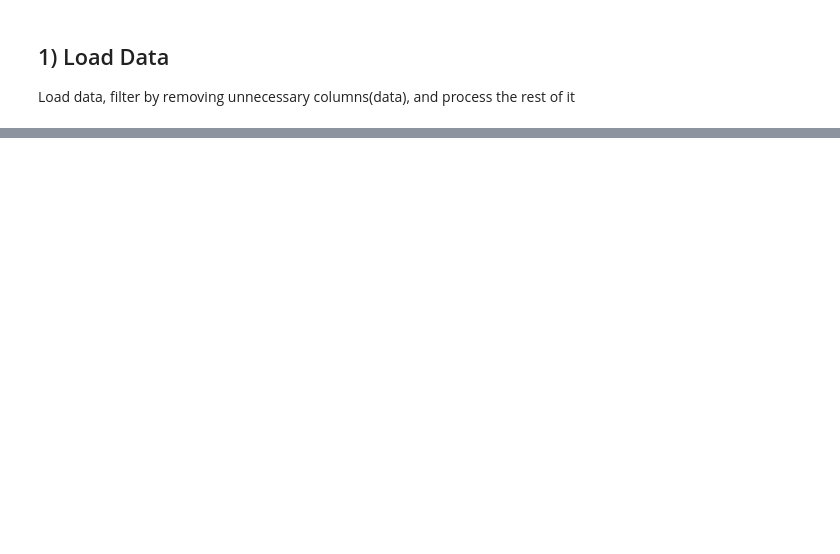
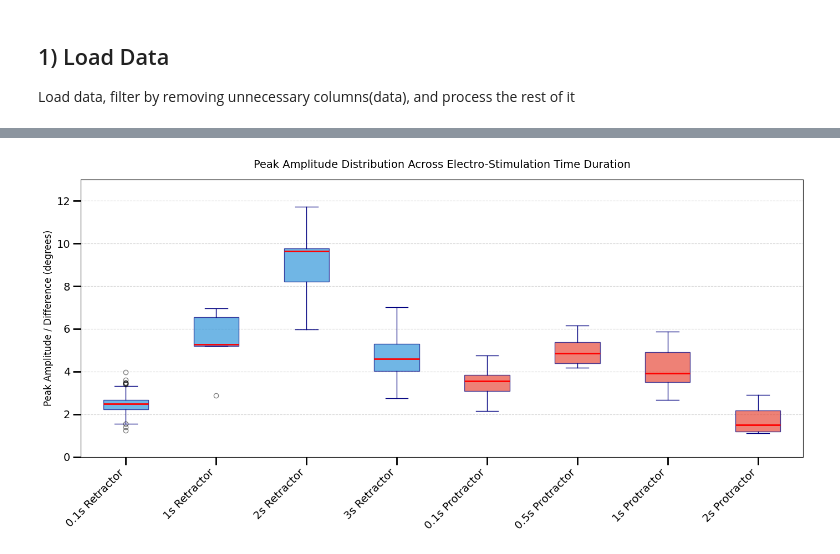
Before and after one commit to RrezonPllana/deeplab-insect-locomotion-analysis, a Jupyter notebook: motion_hacking_angle_calculation.ipynb, the cells around one changed output, grey strips where cells are left out. Cells and saved outputs as stored; diff of their text form; code cells hidden in the pictures; blank space fills up the shorter version.

```diff
--- a/motion_hacking_angle_calculation.ipynb
+++ b/motion_hacking_angle_calculation.ipynb
@@ -83,0 +146,49 @@ plt.show()
+# %%
+from scipy.signal import find_peaks
+
+# Collect peak differences for each column
+all_peak_diffs = []
+
+for col in angle_df.columns:
+    signal = angle_df[col].dropna().values
+    peaks, properties = find_peaks(signal, prominence=1)
+    peak_differences = properties['prominences']
+    all_peak_diffs.append(peak_differences)
+
+plt.figure(figsize=(14, 7))
+
+
+boxes = plt.boxplot(
+    all_peak_diffs,
+    patch_artist=True,  # Enables colored box fill
+    boxprops=dict(facecolor='lightblue', color='navy', alpha=0.7),
+    medianprops=dict(color='red', linewidth=2),
+    whiskerprops=dict(color='navy'),
+    capprops=dict(color='navy'),
+    flierprops=dict(marker='o', color='gray', alpha=0.5)
+)
+
+retractor_color = '#3498db'   # Soft Blue for first 4 (Retractor)
+protractor_color = '#e74c3c'  # Soft Red for remaining (Protractor)
+
+# Loop over each box patch and apply colors by index
+for i, box in enumerate(boxes['boxes']):
+    if i < 4:
+        box.set_facecolor(retractor_color)
+    else:
+        box.set_facecolor(protractor_color)
+    box.set_alpha(0.7)
+plt.ylim(0, 13)
+
+
+# Plot formatting
+plt.xticks(ticks=range(1, len(angle_df.columns) + 1), labels=angle_df.columns, rotation=45, ha='right')
+plt.title('Peak Amplitude Distribution Across Electro-Stimulation Time Duration', fontsize=14, pad=15)
+plt.ylabel('Peak Amplitude / Difference (degrees)', fontsize=12)
+plt.grid(True, linestyle='--', alpha=0.5, axis='y')
+plt.tick_params(axis='both', which='major', labelsize=14, length=10, width=2)
+plt.savefig(desired_path, format='png',bbox_inches='tight')
+plt.tight_layout()
+plt.show()
+# %% [output]
+[figure, added]
```
Also changed, not shown: parts of 11 cells of this notebook, 1 other file.
